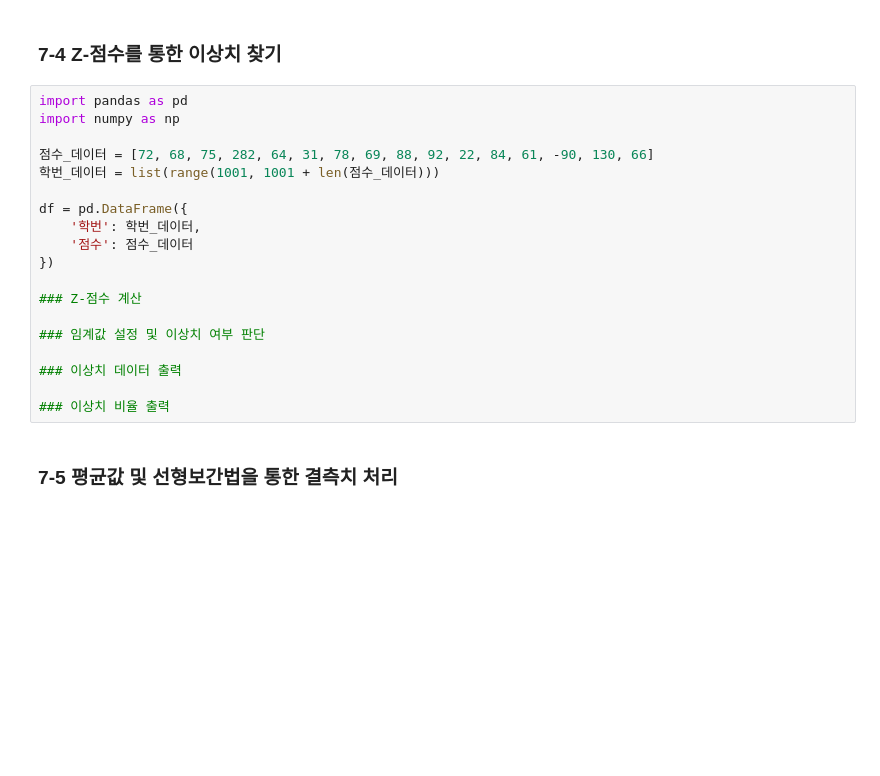
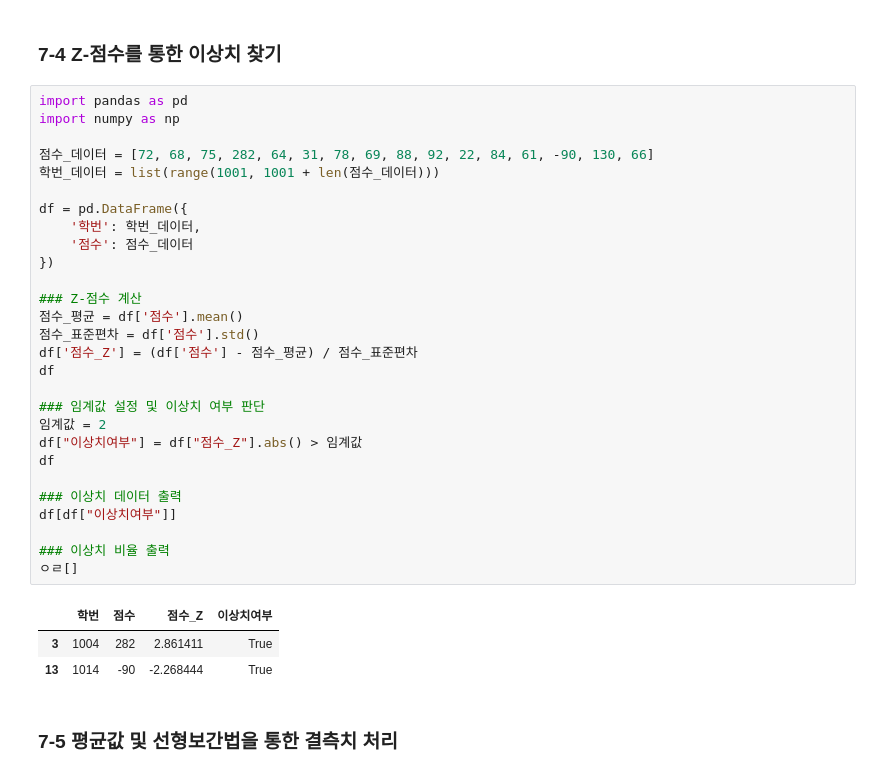
Before and after one commit to ihkim0/Data-Analysis-with-Open-Source, a Jupyter notebook: 오픈소스_데이터_분석_7강.ipynb, the cells around one changed output. Cells and saved outputs as stored; diff of their text form; blank space fills up the shorter version.

```diff
--- a/오픈소스_데이터_분석_7강.ipynb
+++ b/오픈소스_데이터_분석_7강.ipynb
@@ -94,22 +139,35 @@ df = pd.DataFrame({
 # %%
 import pandas as pd
 import numpy as np
 
 점수_데이터 = [72, 68, 75, 282, 64, 31, 78, 69, 88, 92, 22, 84, 61, -90, 130, 66]
 학번_데이터 = list(range(1001, 1001 + len(점수_데이터)))
 
 df = pd.DataFrame({
     '학번': 학번_데이터,
     '점수': 점수_데이터
 })
 
 ### Z-점수 계산
+점수_평균 = df['점수'].mean()
+점수_표준편차 = df['점수'].std()
+df['점수_Z'] = (df['점수'] - 점수_평균) / 점수_표준편차
+df
 
 ### 임계값 설정 및 이상치 여부 판단
+임계값 = 2
+df["이상치여부"] = df["점수_Z"].abs() > 임계값
+df
 
 ### 이상치 데이터 출력
+df[df["이상치여부"]]
 
 ### 이상치 비율 출력
+ㅇㄹ[]
+# %% [output]
+|  | 학번 | 점수 | 점수_Z | 이상치여부 |
+| 3 | 1004 | 282 | 2.861411 | True |
+| 13 | 1014 | -90 | -2.268444 | True |
 # %% [markdown]
 ### 7-5 평균값 및 선형보간법을 통한 결측치 처리
 # %%
```
Also changed, not shown: parts of 4 cells of this notebook.
